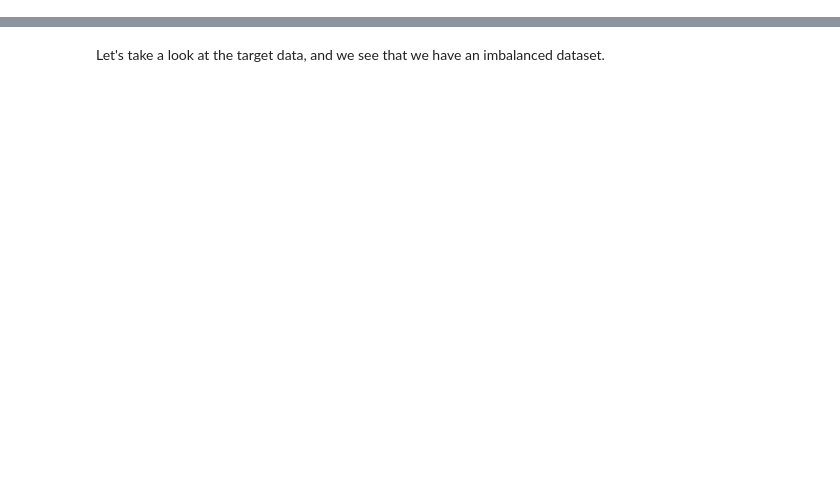
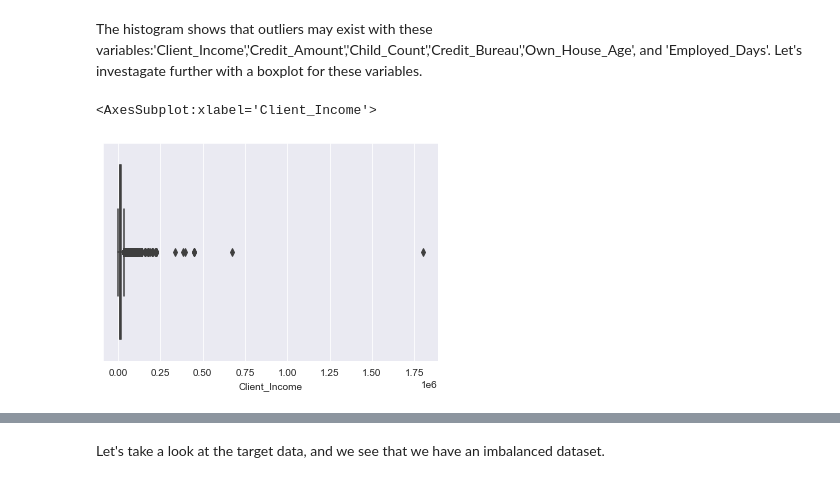
Before and after one commit to seekpinky/Flatiron_phase5cap, a Jupyter notebook: MVP_IF_NEED_1.ipynb, the cells around one changed output, grey strips where cells are left out. Cells and saved outputs as stored; diff of their text form; code cells hidden in the pictures; blank space fills up the shorter version.

```diff
--- a/MVP_IF_NEED_1.ipynb
+++ b/MVP_IF_NEED_1.ipynb
@@ -98,0 +101,6 @@ from sklearn.neural_network import MLPClassifier
+# %%
+file_path_1 = ('\\Users\\eggfr\\Flatiron\\Flatiron_phase5cap\\Flatiron_phase5cap\\data\\Auto_Train_Dataset.csv')
+file_path_2 = ('\\Users\\eggfr\\Flatiron\\Flatiron_phase5cap\\Flatiron_phase5cap\\data\\Auto_Data_Dictionary.csv')
+# %%
+autoloan_raw_df = pd.read_csv(file_path_1,encoding='unicode_escape')
+autoloan_raw_df.head()
@@ -98,0 +115,8 @@ from sklearn.neural_network import MLPClassifier
+# %%
+autoloan_raw_df['Client_Income'] = pd.to_numeric(autoloan_raw_df['Client_Income'], errors='coerce')
+autoloan_raw_df['Credit_Amount'] = pd.to_numeric(autoloan_raw_df['Credit_Amount'], errors='coerce')
+autoloan_raw_df['Loan_Annuity'] = pd.to_numeric(autoloan_raw_df['Loan_Annuity'], errors='coerce')
+autoloan_raw_df['Age_Days'] = pd.to_numeric(autoloan_raw_df['Age_Days'], errors='coerce')
+autoloan_raw_df['Employed_Days'] = pd.to_numeric(autoloan_raw_df['Employed_Days'], errors='coerce')
+autoloan_raw_df['Registration_Days'] = pd.to_numeric(autoloan_raw_df['Registration_Days'], errors='coerce')
+autoloan_raw_df['ID_Days'] = pd.to_numeric(autoloan_raw_df['ID_Days'], errors='coerce')
@@ -98,0 +219,8 @@ from sklearn.neural_network import MLPClassifier
+# %% [markdown]
+The histogram shows that outliers may exist with these
+ variables:'Client_Income','Credit_Amount','Child_Count','Credit_Bureau','Own_House_Age', and 'Employed_Days'. Let's investagate further with a boxplot for these variables.
+# %%
+sns.boxplot(autoloan_raw_df['Client_Income'])
+# %% [output]
+<AxesSubplot:xlabel='Client_Income'>
+[figure, added]
```
Also changed, not shown: parts of 96 cells of this notebook, 3 other files.
